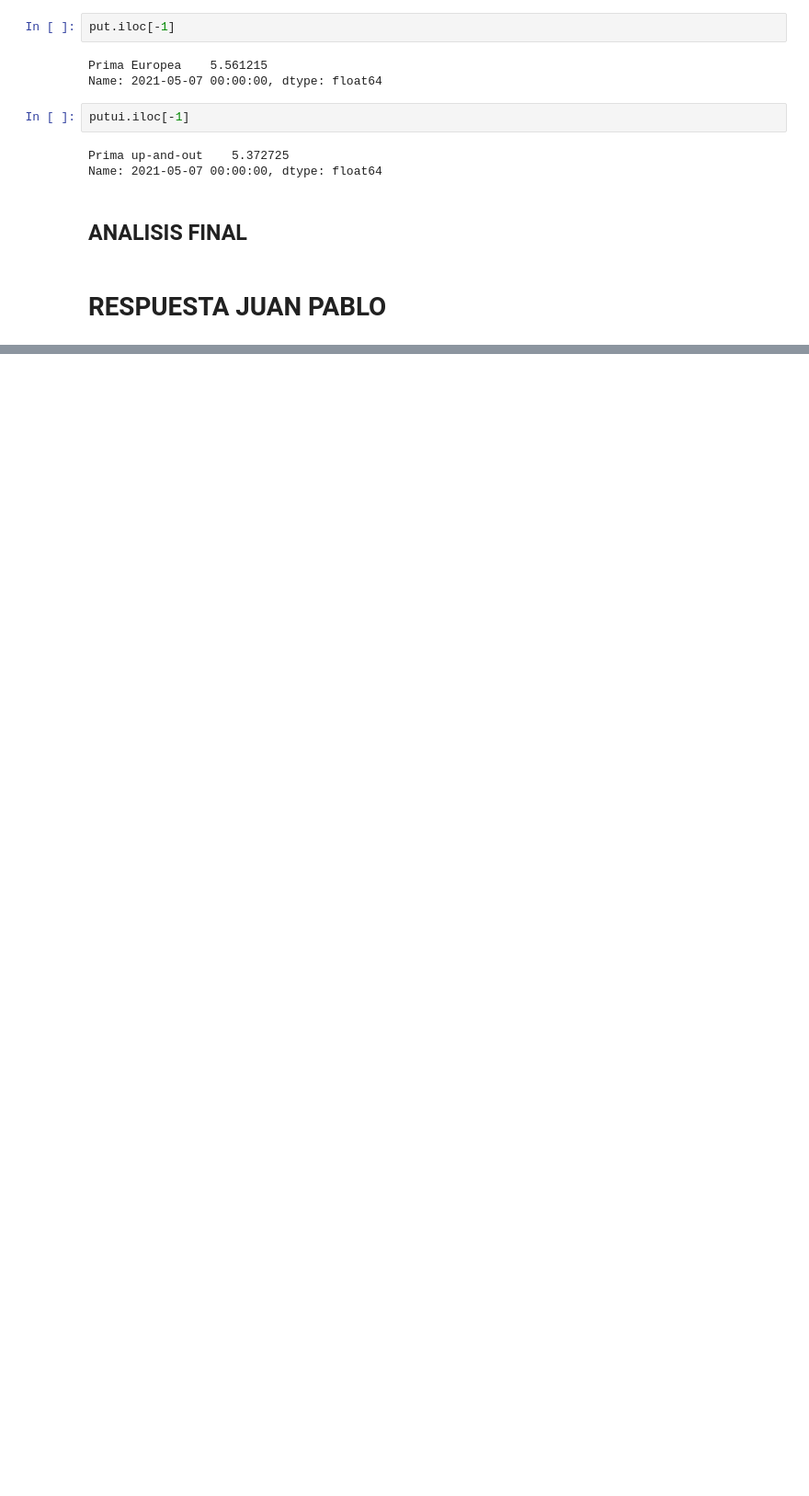
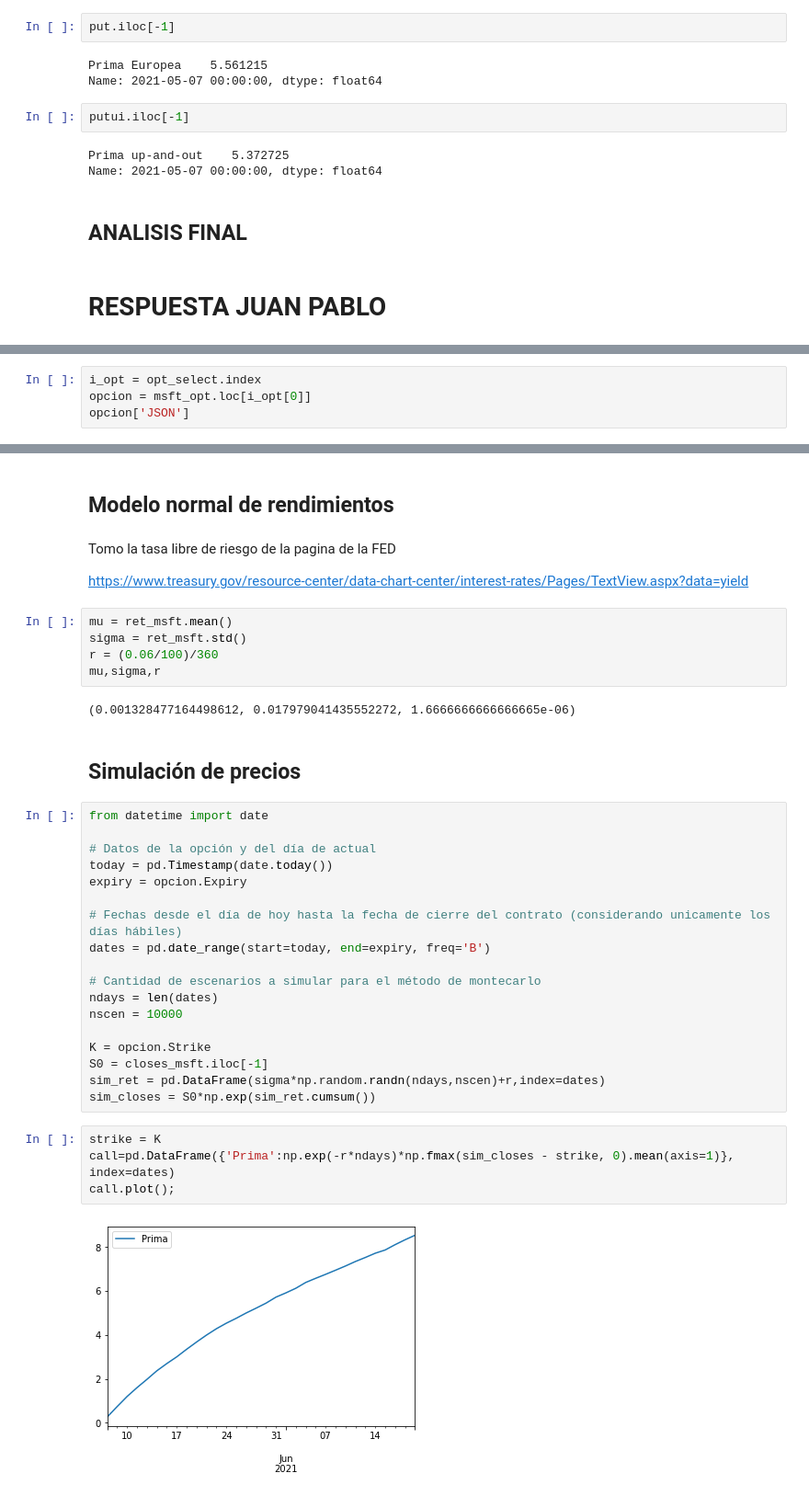
Before and after one commit to JuanPablo2019/Tarea-11, a Jupyter notebook: TAREA 11.RuizMagañaJuanPablo_NavarroValenciaDayana.ipynb, the cells around one changed output, grey strips where cells are left out. Shown at 92% size. Saved outputs shown, nothing was run; the diff lists cells and outputs as text; blank space fills up the shorter version.

```diff
--- a/TAREA 11.RuizMagañaJuanPablo_NavarroValenciaDayana.ipynb
+++ b/TAREA 11.RuizMagañaJuanPablo_NavarroValenciaDayana.ipynb
@@ -560,0 +697,4 @@ Name: 2021-05-07 00:00:00, dtype: float64
+# %%
+i_opt = opt_select.index
+opcion = msft_opt.loc[i_opt[0]]
+opcion['JSON']
@@ -560,0 +719,39 @@ Name: 2021-05-07 00:00:00, dtype: float64
+# %% [markdown]
+## Modelo normal de rendimientos
+# %% [markdown]
+Tomo la tasa libre de riesgo de la pagina de la FED
+
+ https://www.treasury.gov/resource-center/data-chart-center/interest-rates/Pages/TextView.aspx?data=yield
+# %%
+mu = ret_msft.mean()
+sigma = ret_msft.std()
+r = (0.06/100)/360
+mu,sigma,r
+# %% [output]
+(0.001328477164498612, 0.017979041435552272, 1.6666666666666665e-06)
+# %% [markdown]
+## Simulación de precios
+# %%
+from datetime import date
+
+# Datos de la opción y del día de actual
+today = pd.Timestamp(date.today())
+expiry = opcion.Expiry
+
+# Fechas desde el día de hoy hasta la fecha de cierre del contrato (considerando unicamente los días hábiles)
+dates = pd.date_range(start=today, end=expiry, freq='B')
+
+# Cantidad de escenarios a simular para el método de montecarlo
+ndays = len(dates)
+nscen = 10000
+
+K = opcion.Strike
+S0 = closes_msft.iloc[-1]
+sim_ret = pd.DataFrame(sigma*np.random.randn(ndays,nscen)+r,index=dates)
+sim_closes = S0*np.exp(sim_ret.cumsum())
+# %%
+strike = K
+call=pd.DataFrame({'Prima':np.exp(-r*ndays)*np.fmax(sim_closes - strike, 0).mean(axis=1)}, index=dates)
+call.plot();
+# %% [output]
+[figure, added]
```
Also changed, not shown: parts of 85 cells of this notebook.
